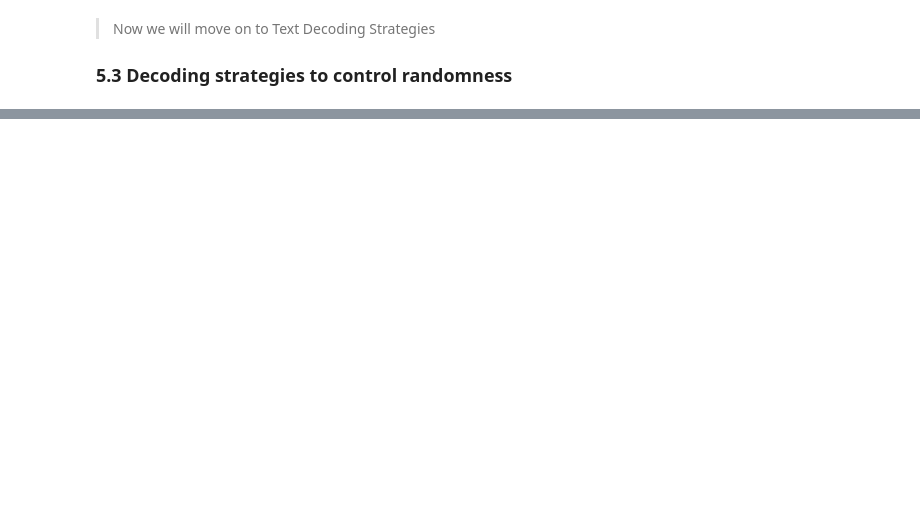
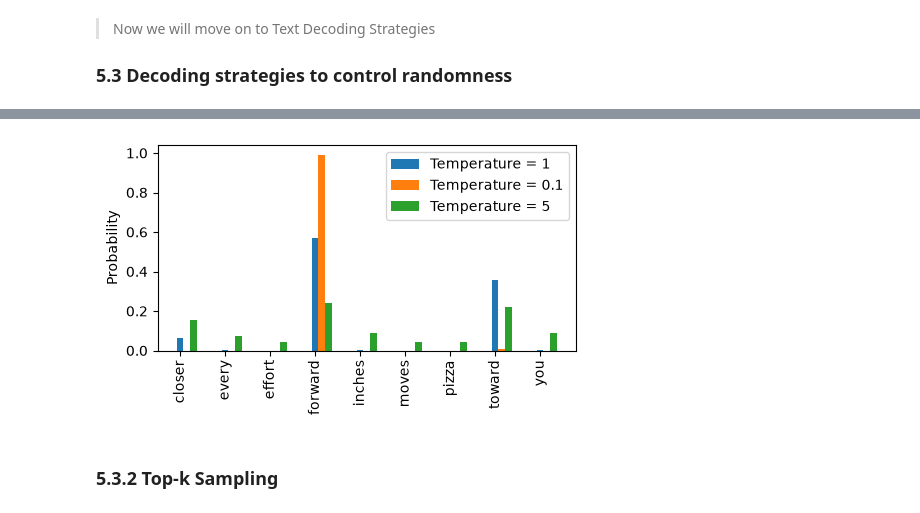
Before and after one commit to ghoshsaikat2024/LLM_from_Scratch, a Jupyter notebook: pretraining_llm.ipynb, the cells around one changed output, grey strips where cells are left out. Drawn from its saved outputs; the diff is of its cells as text; code cells hidden in the pictures; blank space fills up the shorter version.

Commit message:
Update pretraining notebook and add Top-K sampling figure

```diff
--- a/pretraining_llm.ipynb
+++ b/pretraining_llm.ipynb
@@ -657,0 +723,5 @@ the irony in the “The Verdict” text file.
+# %%
+#Let's see which one from our vocab is the next token using argmax greedy decoding.
+probas = torch.softmax(next_token_logits, dim=-1)
+next_token_id = torch.argmax(probas, dim=-1).item()
+print(f"Next Token based on Greedy decoding:{inverse_vocab[next_token_id]}")
@@ -657,0 +773,8 @@ the irony in the “The Verdict” text file.
+# %%
+def softmax_with_temperature(logits, temperature=1):
+    '''Temperatures greater than 1 result in more uniformly distributed token probabilities,
+        and temperatures smaller than 1 will result in more confident (sharper or more peaky)
+        distributions'''
+    scaled_logits = logits / temperature
+    probas = torch.softmax(scaled_logits, dim=-1)
+    return probas
@@ -657,0 +794,18 @@ the irony in the “The Verdict” text file.
+# %%
+temperatures = [1, 0.1, 5]
+scaled_probas = [softmax_with_temperature(next_token_logits, T) for T in temperatures]
+x = torch.arange(len(vocab))
+bar_width = 0.15
+fig, ax = plt.subplots(figsize=(5, 3))
+for i, T in enumerate(temperatures):
+    rects = ax.bar(x + i * bar_width, scaled_probas[i], bar_width, label=f'Temperature = {T}')
+ax.set_ylabel('Probability')
+ax.set_xticks(x)
+ax.set_xticklabels(vocab.keys(), rotation=90)
+ax.legend()
+plt.tight_layout()
+plt.show()
+# %% [output]
+[figure, added]
+# %% [markdown]
+### 5.3.2 Top-k Sampling
```
Also changed, not shown: parts of 27 cells of this notebook, 1 other file.
